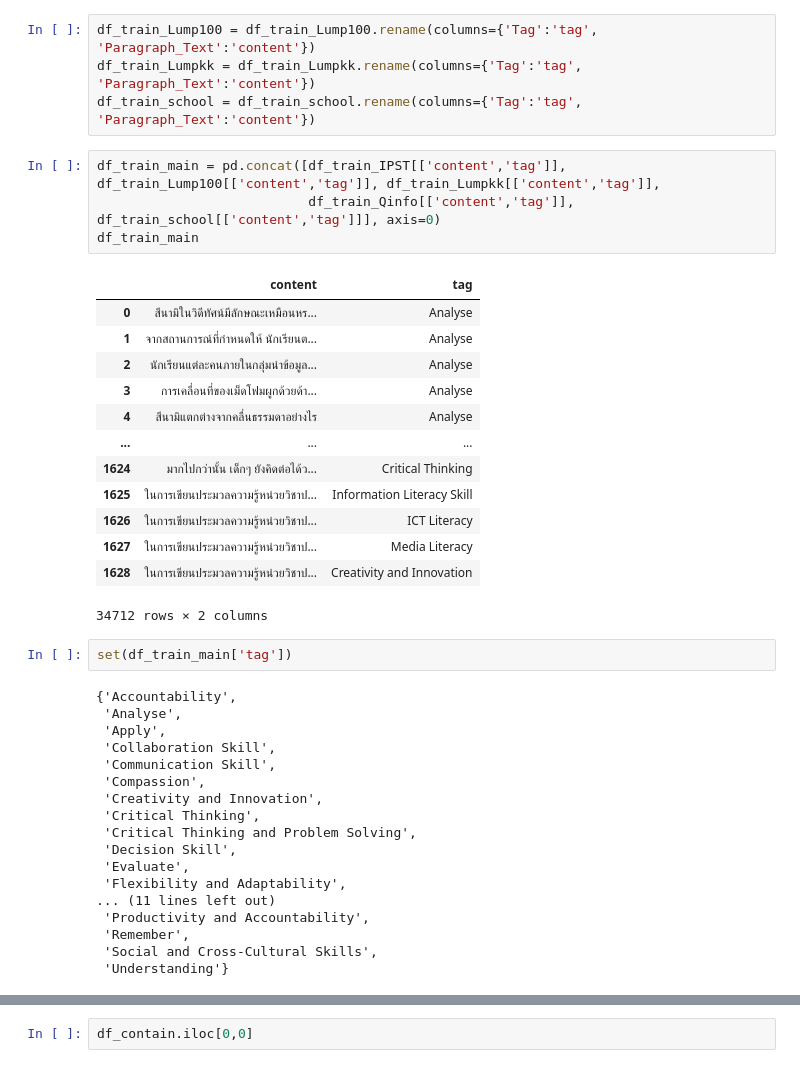
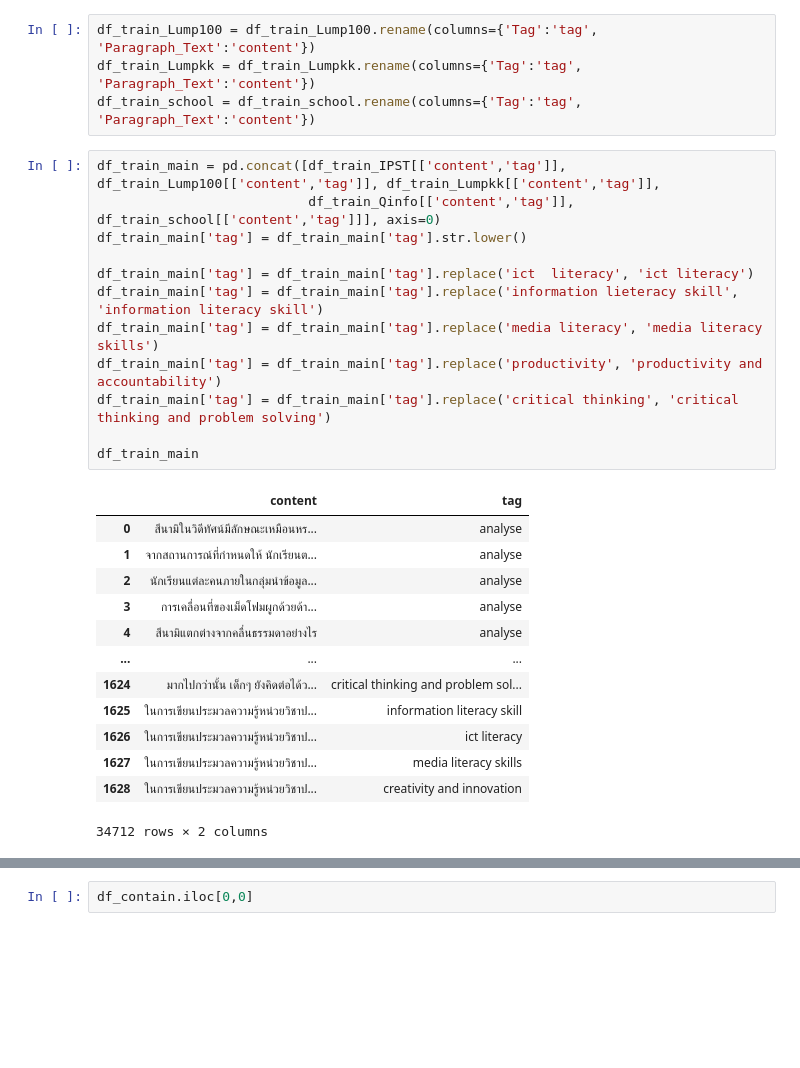
Before and after one commit to thainhf/new-taggerbot-training-model, a Jupyter notebook: Clean_data_taggerbot.ipynb, the cells around one changed output, grey strips where cells are left out. Cells and saved outputs as stored; diff of their text form; blank space fills up the shorter version.

```diff
--- a/Clean_data_taggerbot.ipynb
+++ b/Clean_data_taggerbot.ipynb
@@ -23,41 +42,29 @@ df_train_Qinfo = df_train_Qinfo.rename(columns={'name.1':'tag'})
 df_train_Lump100 = df_train_Lump100.rename(columns={'Tag':'tag', 'Paragraph_Text':'content'})
 df_train_Lumpkk = df_train_Lumpkk.rename(columns={'Tag':'tag', 'Paragraph_Text':'content'})
 df_train_school = df_train_school.rename(columns={'Tag':'tag', 'Paragraph_Text':'content'})
-# %%
-df_train_main = pd.concat([df_train_IPST[['content','tag']], df_train_Lump100[['content','tag']], df_train_Lumpkk[['content','tag']],
-                           df_train_Qinfo[['content','tag']], df_train_school[['content','tag']]], axis=0)
-df_train_main
-# %% [output]
-|  | content | tag |
-| 0 | สึนามิในวิดีทัศน์มีลักษณะเหมือนหร... | Analyse |
-| 1 | จากสถานการณ์ที่กำหนดให้ นักเรียนต... | Analyse |
-| 2 | นักเรียนแต่ละคนภายในกลุ่มนำข้อมูล... | Analyse |
-| 3 | การเคลื่อนที่ของเม็ดโฟมผูกด้วยด้า... | Analyse |
-| 4 | สึนามิแตกต่างจากคลื่นธรรมดาอย่างไร | Analyse |
-| ... | ... | ... |
-| 1624 | มากไปกว่านั้น เด็กๆ ยังคิดต่อได้ว... | Critical Thinking |
-| 1625 | ในการเขียนประมวลความรู้หน่วยวิชาป... | Information Literacy Skill |
-| 1626 | ในการเขียนประมวลความรู้หน่วยวิชาป... | ICT Literacy |
-| 1627 | ในการเขียนประมวลความรู้หน่วยวิชาป... | Media Literacy |
-| 1628 | ในการเขียนประมวลความรู้หน่วยวิชาป... | Creativity and Innovation |
-34712 rows × 2 columns
-# %%
-set(df_train_main['tag'])
-# %% [output]
-{'Accountability',
- 'Analyse',
- 'Apply',
- 'Collaboration Skill',
- 'Communication Skill',
- 'Compassion',
- 'Creativity and Innovation',
- 'Critical Thinking',
- 'Critical Thinking and Problem Solving',
- 'Decision Skill',
- 'Evaluate',
- 'Flexibility and Adaptability',
-... (11 lines left out)
- 'Productivity and Accountability',
- 'Remember',
- 'Social and Cross-Cultural Skills',
- 'Understanding'}
+# %%
+df_train_main = pd.concat([df_train_IPST[['content','tag']], df_train_Lump100[['content','tag']], df_train_Lumpkk[['content','tag']],
+                           df_train_Qinfo[['content','tag']], df_train_school[['content','tag']]], axis=0)
+df_train_main['tag'] = df_train_main['tag'].str.lower()
+
+df_train_main['tag'] = df_train_main['tag'].replace('ict  literacy', 'ict literacy')
+df_train_main['tag'] = df_train_main['tag'].replace('information lieteracy skill', 'information literacy skill')
+df_train_main['tag'] = df_train_main['tag'].replace('media literacy', 'media literacy skills')
+df_train_main['tag'] = df_train_main['tag'].replace('productivity', 'productivity and accountability')
+df_train_main['tag'] = df_train_main['tag'].replace('critical thinking', 'critical thinking and problem solving')
+
+df_train_main
+# %% [output]
+|  | content | tag |
+| 0 | สึนามิในวิดีทัศน์มีลักษณะเหมือนหร... | analyse |
+| 1 | จากสถานการณ์ที่กำหนดให้ นักเรียนต... | analyse |
+| 2 | นักเรียนแต่ละคนภายในกลุ่มนำข้อมูล... | analyse |
+| 3 | การเคลื่อนที่ของเม็ดโฟมผูกด้วยด้า... | analyse |
+| 4 | สึนามิแตกต่างจากคลื่นธรรมดาอย่างไร | analyse |
+| ... | ... | ... |
+| 1624 | มากไปกว่านั้น เด็กๆ ยังคิดต่อได้ว... | critical thinking and problem sol... |
+| 1625 | ในการเขียนประมวลความรู้หน่วยวิชาป... | information literacy skill |
+| 1626 | ในการเขียนประมวลความรู้หน่วยวิชาป... | ict literacy |
+| 1627 | ในการเขียนประมวลความรู้หน่วยวิชาป... | media literacy skills |
+| 1628 | ในการเขียนประมวลความรู้หน่วยวิชาป... | creativity and innovation |
+34712 rows × 2 columns
```
Also changed, not shown: parts of 16 cells of this notebook.
